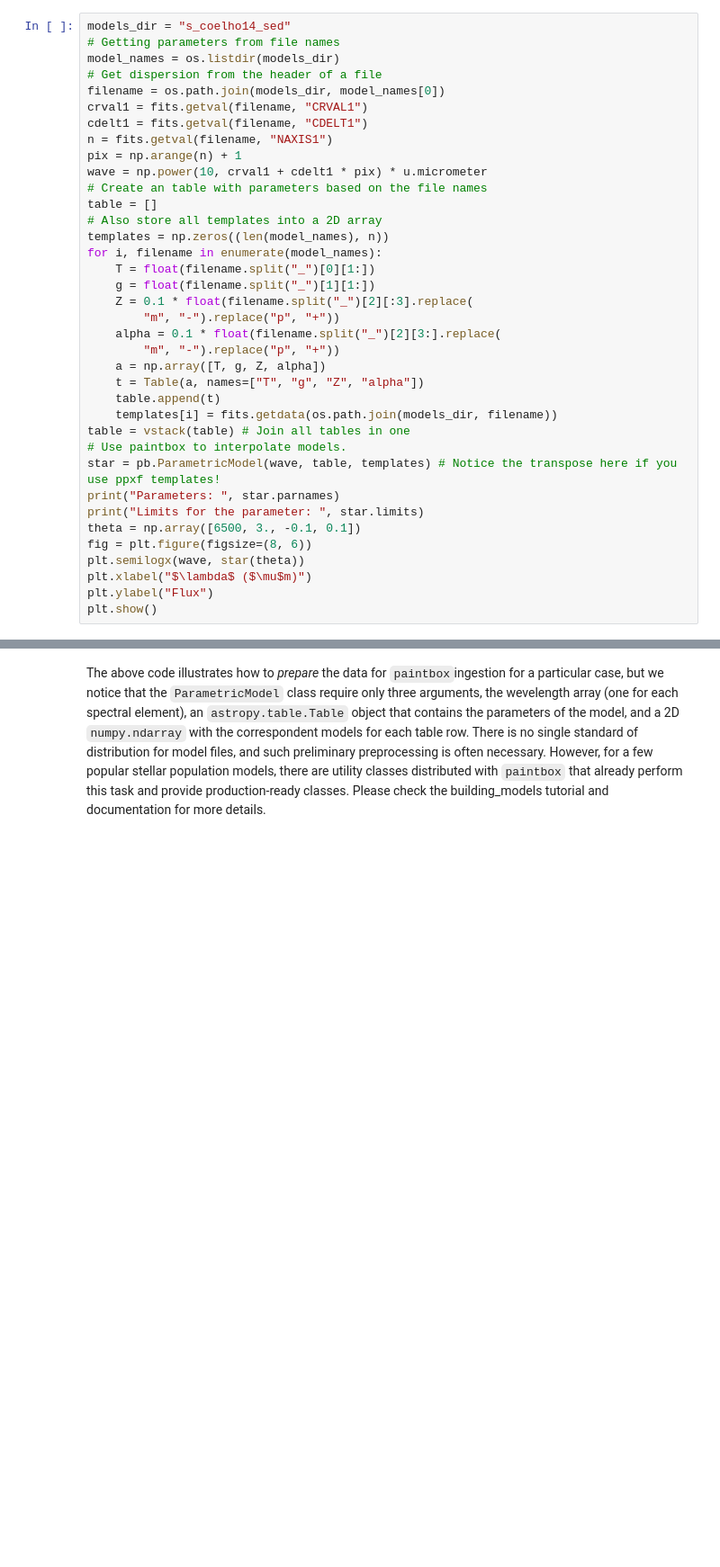
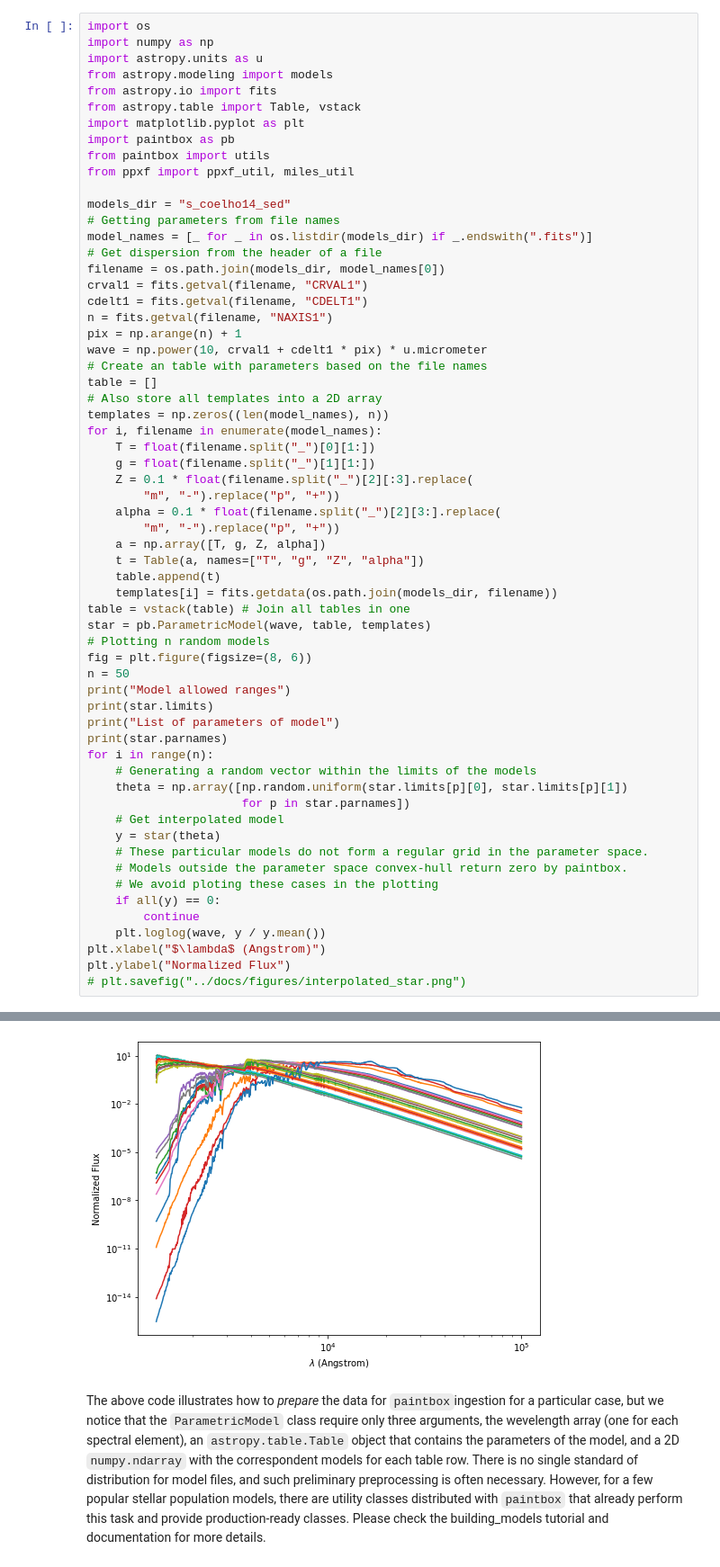
Before and after one commit to cebarbosa/paintbox, a Jupyter notebook: tutorials/parametric.ipynb, the cells around one changed output, grey strips where cells are left out. Shown: that part at 90% size. Saved outputs shown, nothing was run; the diff lists cells and outputs as text; blank space fills up the shorter version.

Commit message:
Standalone parametric tutorial.

```diff
--- a/tutorials/parametric.ipynb
+++ b/tutorials/parametric.ipynb
@@ -16,7 +5,18 @@ In several applications, we are interested in the determination of the parameter
 # %%
+import os
+import numpy as np
+import astropy.units as u
+from astropy.modeling import models
+from astropy.io import fits
+from astropy.table import Table, vstack
+import matplotlib.pyplot as plt
+import paintbox as pb
+from paintbox import utils
+from ppxf import ppxf_util, miles_util
+
 models_dir = "s_coelho14_sed"
 # Getting parameters from file names
-model_names = os.listdir(models_dir)
+model_names = [_ for _ in os.listdir(models_dir) if _.endswith(".fits")]
 # Get dispersion from the header of a file
 filename = os.path.join(models_dir, model_names[0])
 crval1 = fits.getval(filename, "CRVAL1")
@@ -40,14 +40,27 @@ for i, filename in enumerate(model_names):
     table.append(t)
     templates[i] = fits.getdata(os.path.join(models_dir, filename))
 table = vstack(table) # Join all tables in one
-# Use paintbox to interpolate models.
-star = pb.ParametricModel(wave, table, templates) # Notice the transpose here if you use ppxf templates!
-print("Parameters: ", star.parnames)
-print("Limits for the parameter: ", star.limits)
-theta = np.array([6500, 3., -0.1, 0.1])
+star = pb.ParametricModel(wave, table, templates)
+# Plotting n random models
 fig = plt.figure(figsize=(8, 6))
-plt.semilogx(wave, star(theta))
-plt.xlabel("$\lambda$ ($\mu$m)")
-plt.ylabel("Flux")
-plt.show()
+n = 50
+print("Model allowed ranges")
+print(star.limits)
+print("List of parameters of model")
+print(star.parnames)
+for i in range(n):
+    # Generating a random vector within the limits of the models
+    theta = np.array([np.random.uniform(star.limits[p][0], star.limits[p][1])
+                      for p in star.parnames])
+    # Get interpolated model
+    y = star(theta)
+    # These particular models do not form a regular grid in the parameter space.
+    # Models outside the parameter space convex-hull return zero by paintbox.
+    # We avoid ploting these cases in the plotting
+    if all(y) == 0:
+        continue
+    plt.loglog(wave, y / y.mean())
+plt.xlabel("$\lambda$ (Angstrom)")
+plt.ylabel("Normalized Flux")
+# plt.savefig("../docs/figures/interpolated_star.png")
 # %% [output]
@@ -55,2 +72,3 @@ FileNotFoundError: [Errno 2] No such file or directory: 's_coelho14_sed'
+[figure, added]
 # %% [markdown]
 The above code illustrates how to *prepare* the data for `paintbox`ingestion for a particular case, but we notice that the `ParametricModel` class require only three arguments, the wevelength array (one for each spectral element), an `astropy.table.Table` object that contains the parameters of the model, and a 2D `numpy.ndarray` with the correspondent models for each table row. There is no single standard of distribution for model files, and such preliminary preprocessing is often necessary. However, for a few popular stellar population models, there are utility classes distributed with `paintbox` that already perform this task and provide production-ready classes. Please check the building_models tutorial and documentation for more details.
```
Also changed, not shown: parts of 3 cells of this notebook.
